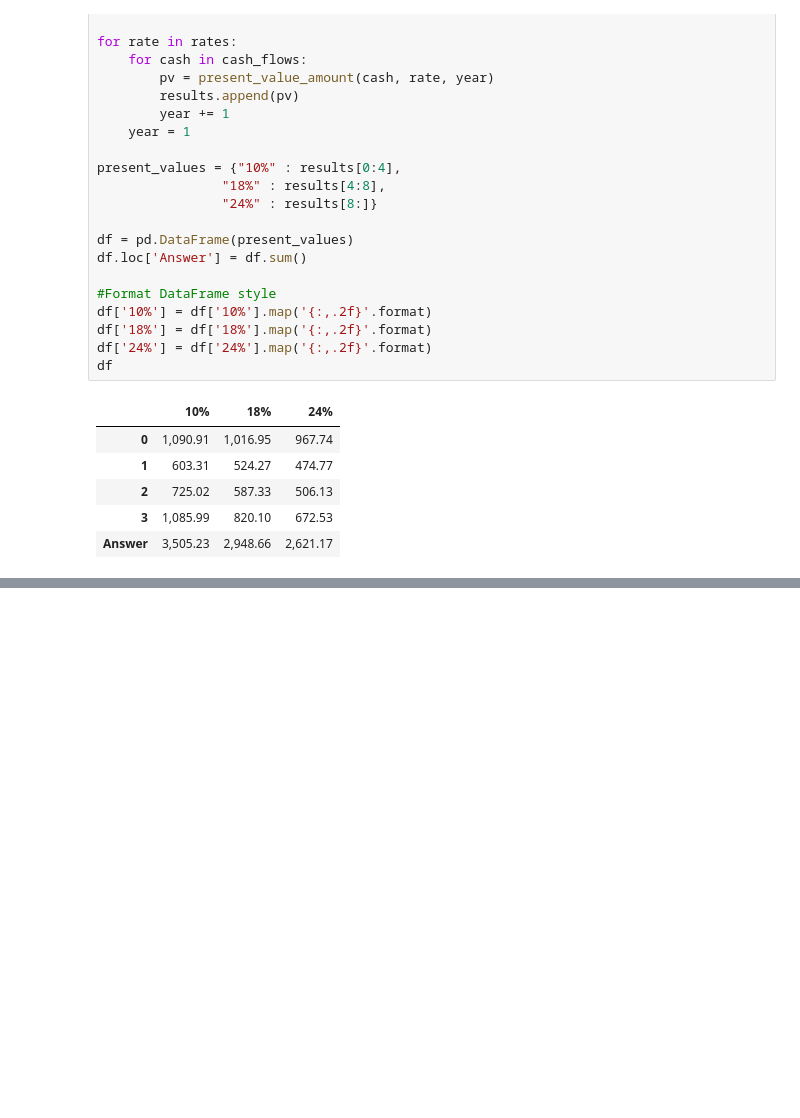
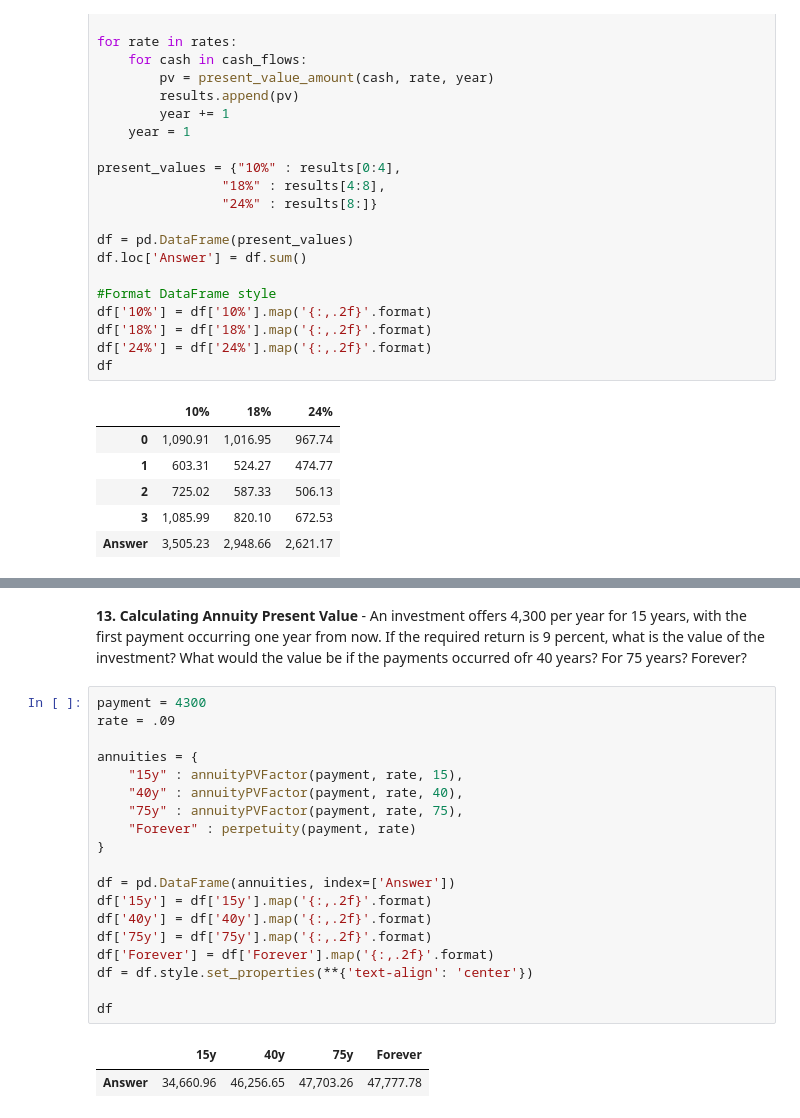
Before and after one commit to ekmartinez/Financial_Management, a Jupyter notebook: Chapter_4_Discounted_Cash_Flows.ipynb, the cells around one changed output, grey strips where cells are left out. Drawn from its saved outputs; the diff is of its cells as text; blank space fills up the shorter version.

```diff
--- a/Chapter_4_Discounted_Cash_Flows.ipynb
+++ b/Chapter_4_Discounted_Cash_Flows.ipynb
@@ -314,0 +363,24 @@ df
+# %% [markdown]
+**13. Calculating Annuity Present Value** - An investment offers 4,300 per year for 15 years, with the first payment occurring one year from now.  If the required return is 9 percent, what is the value of the investment?  What would the value be if the payments occurred ofr 40 years? For 75 years? Forever?
+# %%
+payment = 4300
+rate = .09
+
+annuities = {
+    "15y" : annuityPVFactor(payment, rate, 15),
+    "40y" : annuityPVFactor(payment, rate, 40),
+    "75y" : annuityPVFactor(payment, rate, 75),
+    "Forever" : perpetuity(payment, rate)
+}
+
+df = pd.DataFrame(annuities, index=['Answer'])
+df['15y'] = df['15y'].map('{:,.2f}'.format)
+df['40y'] = df['40y'].map('{:,.2f}'.format)
+df['75y'] = df['75y'].map('{:,.2f}'.format)
+df['Forever'] = df['Forever'].map('{:,.2f}'.format)
+df = df.style.set_properties(**{'text-align': 'center'})
+
+df
+# %% [output]
+|  | 15y | 40y | 75y | Forever |
+| Answer | 34,660.96 | 46,256.65 | 47,703.26 | 47,777.78 |
```
Also changed, not shown: parts of 11 cells of this notebook, 1 other file.
